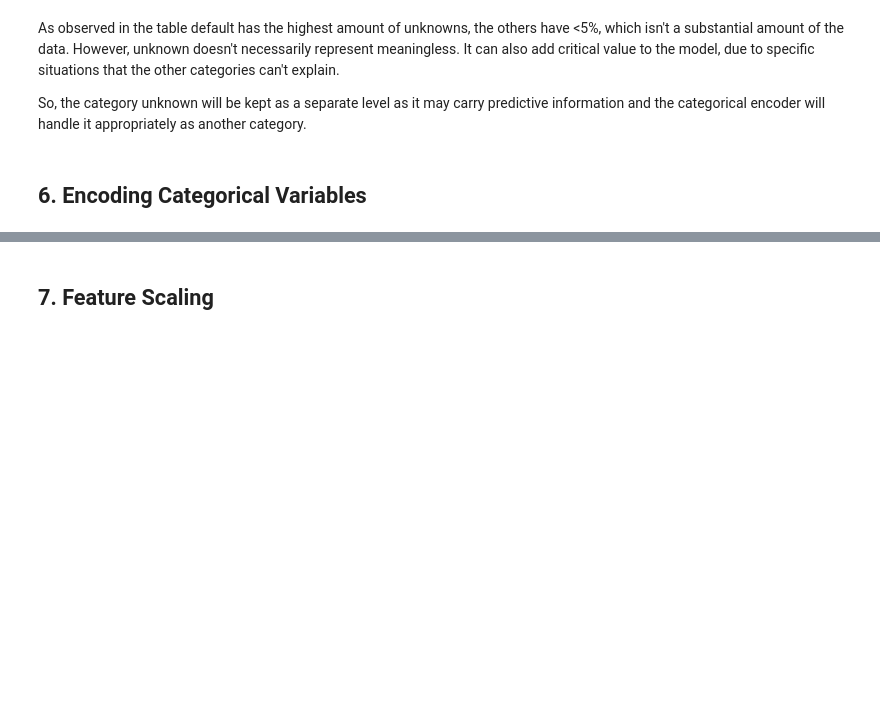
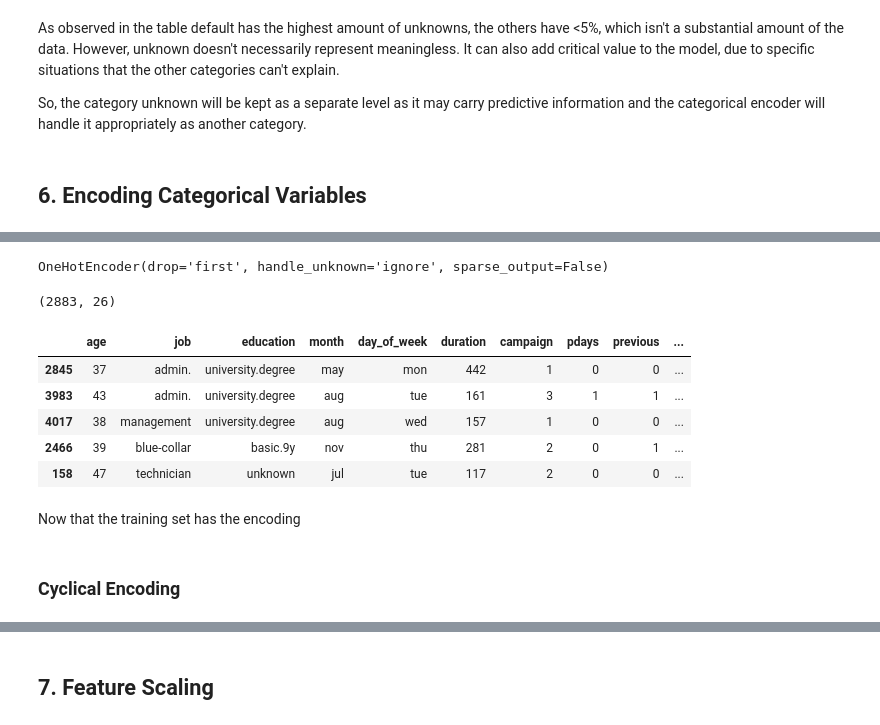
Before and after one commit to Rdrg-Blnc-IE/ML-fundamentals-2026, a Jupyter notebook: assignment_1_rodrigo_blanco_maldonado.ipynb, the cells around one changed output, grey strips where cells are left out. Cells and saved outputs as stored; diff of their text form; code cells hidden in the pictures; blank space fills up the shorter version.

Commit message:
Categorical feature encoding

```diff
--- a/assignment_1_rodrigo_blanco_maldonado.ipynb
+++ b/assignment_1_rodrigo_blanco_maldonado.ipynb
@@ -576,0 +606,34 @@ So, the category unknown will be kept as a separate level as it may carry predic
+# %%
+encoder = OneHotEncoder(
+    drop='first',
+    handle_unknown='ignore',
+    sparse_output=False
+)
+# %%
+encoder.fit(x_train[['marital','default','housing','loan','contact','poutcome']])
+# %% [output]
+OneHotEncoder(drop='first', handle_unknown='ignore', sparse_output=False)
+# %%
+train_encoded = encoder.transform(x_train[['marital','default','housing','loan','contact','poutcome']])
+encoded_df = pd.DataFrame(
+    train_encoded,
+    columns=encoder.get_feature_names_out(['marital','default','housing','loan','contact','poutcome']),
+    index=x_train.index
+)
+x_train = x_train.drop(columns=['marital','default','housing','loan','contact','poutcome'])
+x_train = pd.concat([x_train, encoded_df], axis=1)
+# %%
+print(x_train.shape)
+x_train.head()
+# %% [output]
+(2883, 26)
+|  | age | job | education | month | day_of_week | duration | campaign | pdays | previous | ... |
+| 2845 | 37 | admin. | university.degree | may | mon | 442 | 1 | 0 | 0 | ... |
+| 3983 | 43 | admin. | university.degree | aug | tue | 161 | 3 | 1 | 1 | ... |
+| 4017 | 38 | management | university.degree | aug | wed | 157 | 1 | 0 | 0 | ... |
+| 2466 | 39 | blue-collar | basic.9y | nov | thu | 281 | 2 | 0 | 1 | ... |
+| 158 | 47 | technician | unknown | jul | tue | 117 | 2 | 0 | 0 | ... |
+# %% [markdown]
+Now that the training set has the encoding
+# %% [markdown]
+### Cyclical Encoding
```
Also changed, not shown: parts of 25 cells of this notebook.
